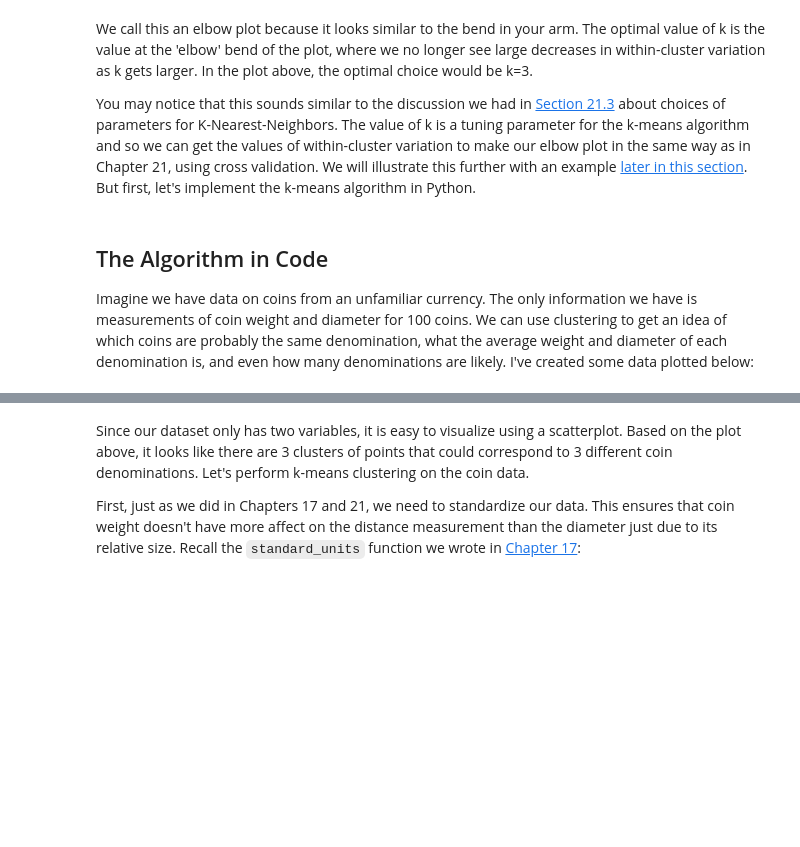
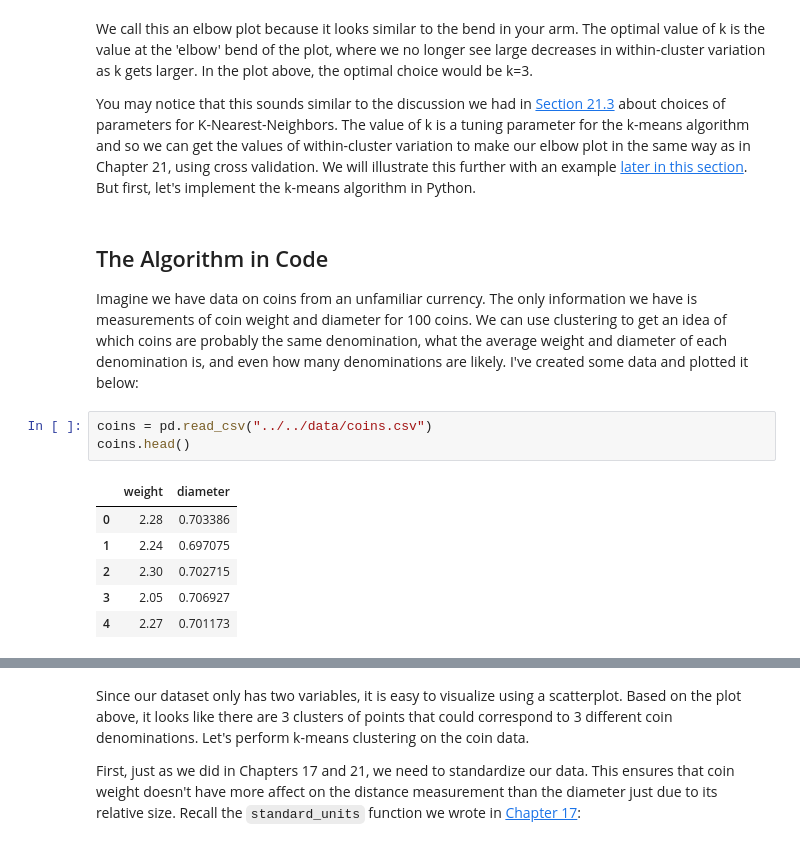
Before and after one commit to uchicago-dsi/textbook-datascience-1, a Jupyter notebook: textbook/26/1/kmeans.ipynb, the cells around one changed output, grey strips where cells are left out. Cells and saved outputs as stored; diff of their text form; blank space fills up the shorter version.

```diff
--- a/textbook/26/1/kmeans.ipynb
+++ b/textbook/26/1/kmeans.ipynb
@@ -85,5 +84,15 @@ You may notice that this sounds similar to the discussion we had in [Section 21.
 # %% [markdown]
 ## The Algorithm in Code
 
-Imagine we have data on coins from an unfamiliar currency. The only information we have is measurements of coin weight and diameter for 100 coins. We can use clustering to get an idea of which coins are probably the same denomination, what the average weight and diameter of each denomination is, and even how many denominations are likely. I've created some data plotted below:
+Imagine we have data on coins from an unfamiliar currency. The only information we have is measurements of coin weight and diameter for 100 coins. We can use clustering to get an idea of which coins are probably the same denomination, what the average weight and diameter of each denomination is, and even how many denominations are likely. I've created some data and plotted it below:
+# %%
+coins = pd.read_csv("../../data/coins.csv")
+coins.head()
+# %% [output]
+|  | weight | diameter |
+| 0 | 2.28 | 0.703386 |
+| 1 | 2.24 | 0.697075 |
+| 2 | 2.30 | 0.702715 |
+| 3 | 2.05 | 0.706927 |
+| 4 | 2.27 | 0.701173 |
 # %%
```
Also changed, not shown: parts of 18 cells of this notebook, 7 other files.
